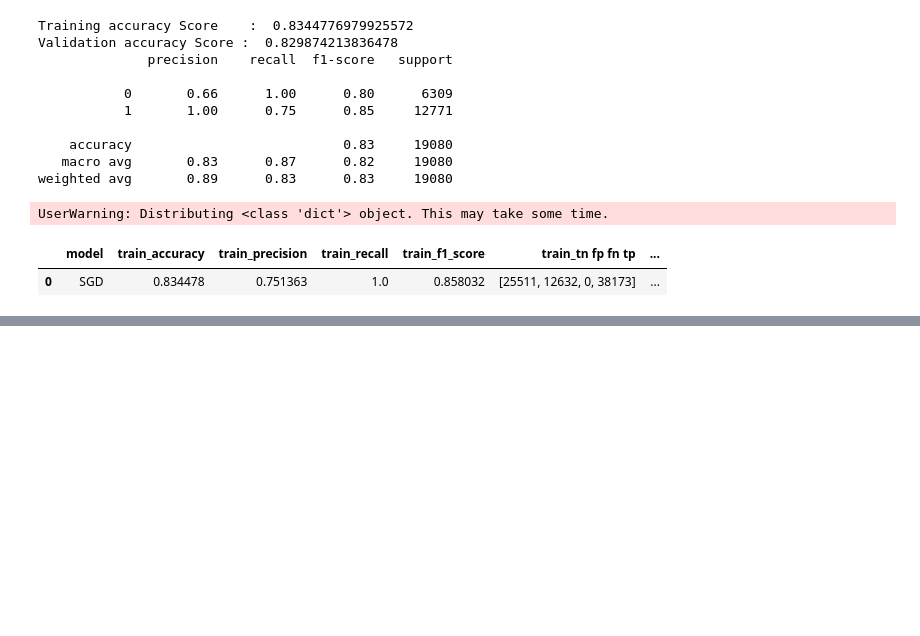
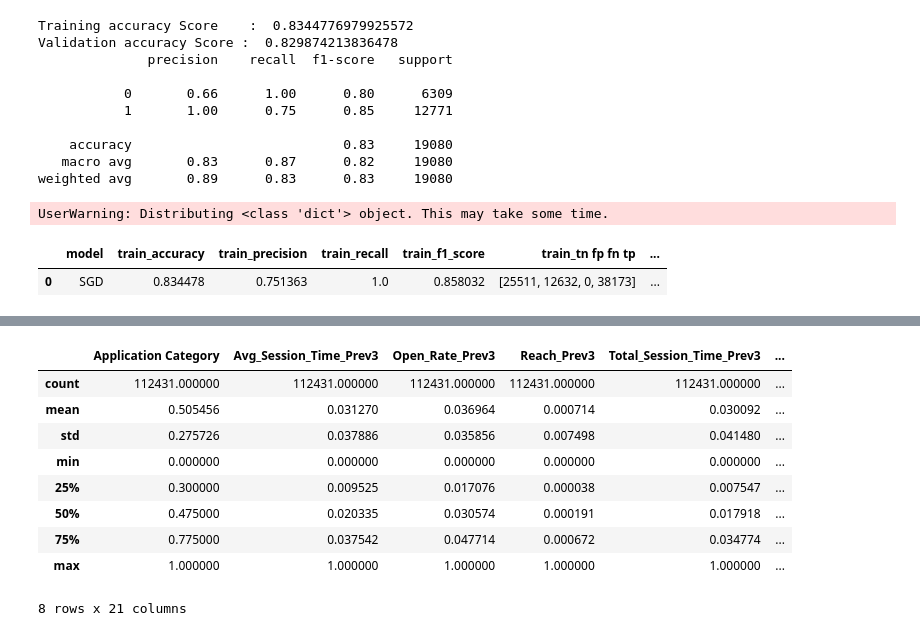
Before and after one commit to rajeshmore1/Capstone-Project-4, a Jupyter notebook: Rajesh_More_Team5_Capstone_Project_4.ipynb, the cells around one changed output, grey strips where cells are left out. Cells and saved outputs as stored; diff of their text form; code cells hidden in the pictures; blank space fills up the shorter version.

```diff
--- a/Rajesh_More_Team5_Capstone_Project_4.ipynb
+++ b/Rajesh_More_Team5_Capstone_Project_4.ipynb
@@ -1040,0 +1096,3 @@ UserWarning: Distributing <class 'dict'> object. This may take some time.
+# %%
+working_dir_path = '/content/drive/MyDrive/AlmaBetter/Cohort Aravali/Module 4/Week 4/Day 6/Copy of Copy of Latest_Final_df.csv'
+finaldf = pd.read_csv(working_dir_path)
@@ -1040,0 +1109,11 @@ UserWarning: Distributing <class 'dict'> object. This may take some time.
+# %%
+# Import label encoder
+from sklearn import preprocessing
+
+# label_encoder object knows how to understand word labels.
+label_encoder = preprocessing.LabelEncoder()
+
+# Encode labels in column 'species'.
+finaldf['Application Category']= label_encoder.fit_transform(finaldf['Application Category'])
+
+finaldf['Application Category'].unique()
@@ -1040,0 +1140,4 @@ UserWarning: Distributing <class 'dict'> object. This may take some time.
+# %%
+from sklearn.preprocessing import MinMaxScaler
+mms = MinMaxScaler()
+final_df_scaled = pd.DataFrame(mms.fit_transform(finaldf.drop('funding_ind',axis=1).values),columns=finaldf.drop('funding_ind',axis=1).columns)
@@ -1040,0 +1146,13 @@ UserWarning: Distributing <class 'dict'> object. This may take some time.
+# %%
+final_df_scaled.describe()
+# %% [output]
+|  | Application Category | Avg_Session_Time_Prev3 | Open_Rate_Prev3 | Reach_Prev3 | Total_Session_Time_Prev3 | ... |
+| count | 112431.000000 | 112431.000000 | 112431.000000 | 112431.000000 | 112431.000000 | ... |
+| mean | 0.505456 | 0.031270 | 0.036964 | 0.000714 | 0.030092 | ... |
+| std | 0.275726 | 0.037886 | 0.035856 | 0.007498 | 0.041480 | ... |
+| min | 0.000000 | 0.000000 | 0.000000 | 0.000000 | 0.000000 | ... |
+| 25% | 0.300000 | 0.009525 | 0.017076 | 0.000038 | 0.007547 | ... |
+| 50% | 0.475000 | 0.020335 | 0.030574 | 0.000191 | 0.017918 | ... |
+| 75% | 0.775000 | 0.037542 | 0.047714 | 0.000672 | 0.034774 | ... |
+| max | 1.000000 | 1.000000 | 1.000000 | 1.000000 | 1.000000 | ... |
+8 rows x 21 columns
```
Also changed, not shown: parts of 23 cells of this notebook.
